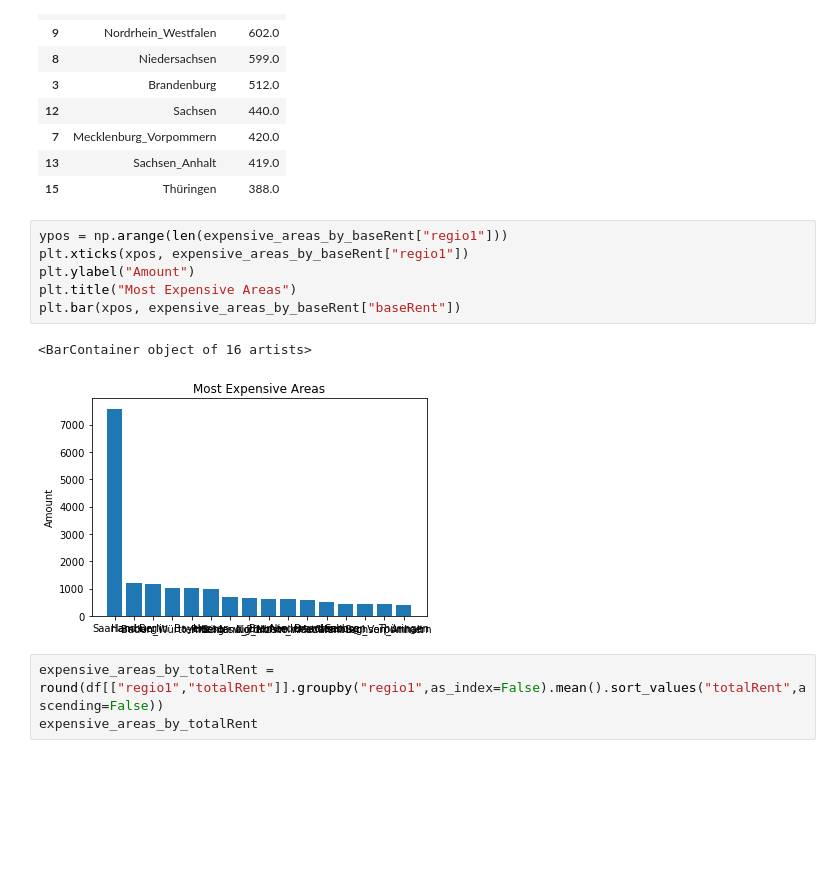
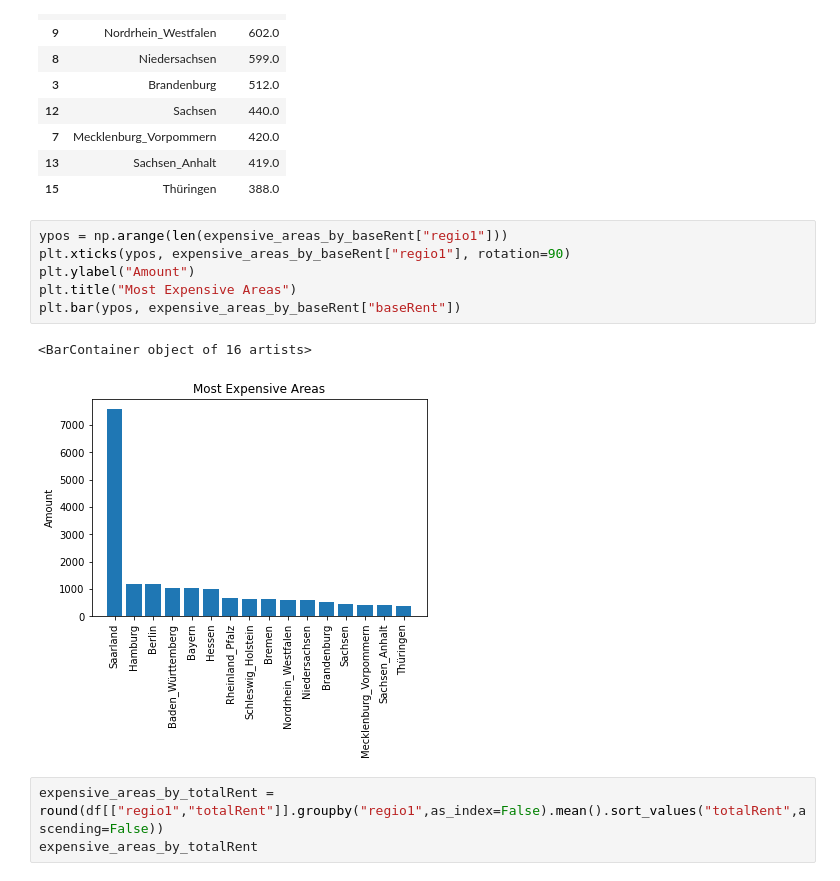
Before and after one commit to yuenfu001/Germany-EDA, a Jupyter notebook: EDA.ipynb, the cells around one changed output. Cells and saved outputs as stored; diff of their text form; blank space fills up the shorter version.

```diff
--- a/EDA.ipynb
+++ b/EDA.ipynb
@@ -302,13 +322,13 @@ expensive_areas_by_baseRent
 | 15 | Thüringen | 388.0 |
 # %%
 ypos = np.arange(len(expensive_areas_by_baseRent["regio1"]))
-plt.xticks(xpos, expensive_areas_by_baseRent["regio1"])
+plt.xticks(ypos, expensive_areas_by_baseRent["regio1"], rotation=90)
 plt.ylabel("Amount")
 plt.title("Most Expensive Areas")
-plt.bar(xpos, expensive_areas_by_baseRent["baseRent"])
+plt.bar(ypos, expensive_areas_by_baseRent["baseRent"])
 # %% [output]
 <BarContainer object of 16 artists>
-[figure, old version]
+[figure, new version]
 # %%
 expensive_areas_by_totalRent = round(df[["regio1","totalRent"]].groupby("regio1",as_index=False).mean().sort_values("totalRent",ascending=False))
 expensive_areas_by_totalRent
```
Also changed, not shown: parts of 15 cells of this notebook.
